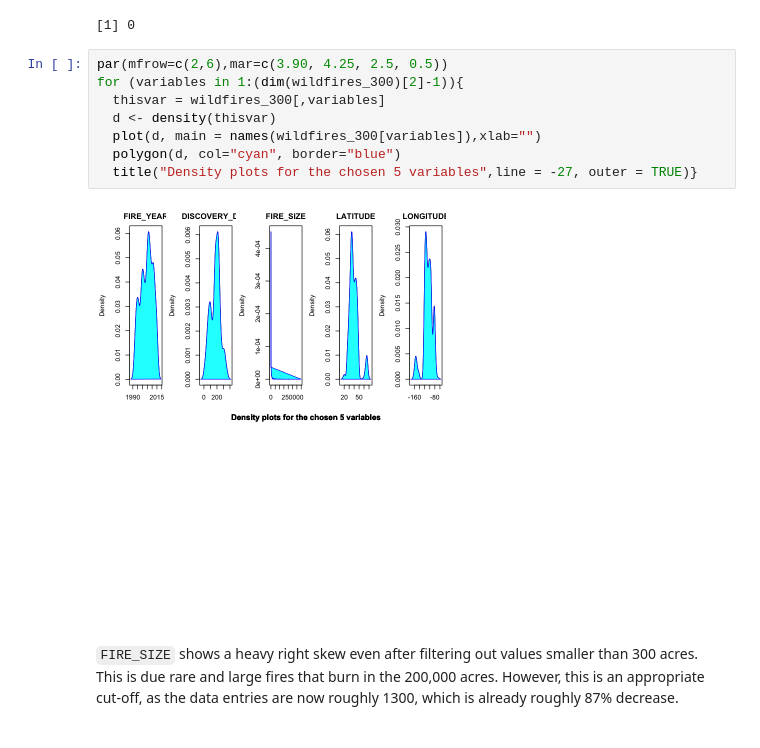
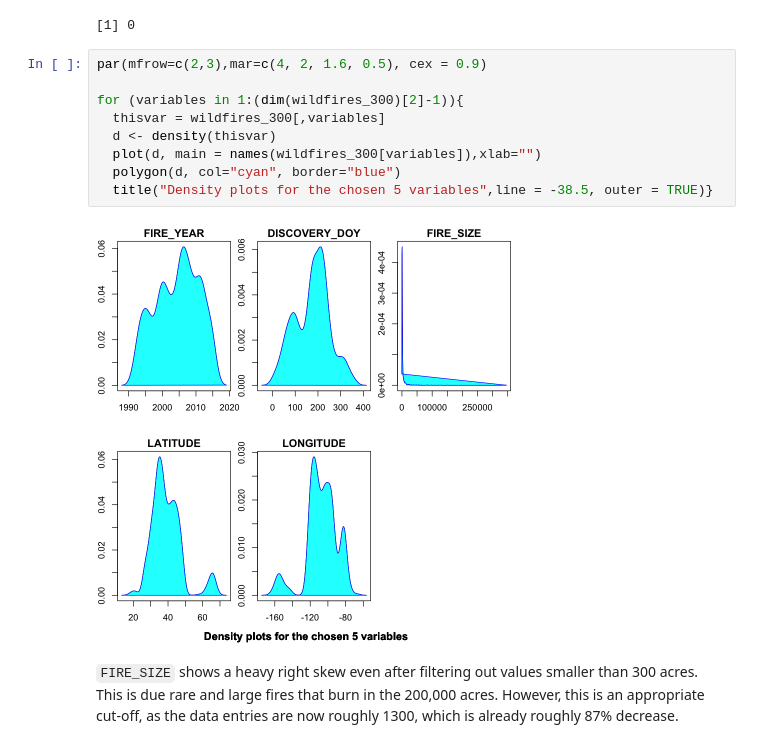
Before and after one commit to trinhhoangtrangthy-cpu/STA141AW26_Final_Project, a Jupyter notebook: Final_report_description.ipynb, the cells around one changed output. Cells and saved outputs as stored; diff of their text form.

```diff
--- a/Final_report_description.ipynb
+++ b/Final_report_description.ipynb
@@ -117,15 +78,16 @@ sum(is.na(wildfires_300))
 # %% [output]
 [1] 0
 # %%
-par(mfrow=c(2,6),mar=c(3.90, 4.25, 2.5, 0.5))
+par(mfrow=c(2,3),mar=c(4, 2, 1.6, 0.5), cex = 0.9)
+
 for (variables in 1:(dim(wildfires_300)[2]-1)){
   thisvar = wildfires_300[,variables]
   d <- density(thisvar)
   plot(d, main = names(wildfires_300[variables]),xlab="")
   polygon(d, col="cyan", border="blue")
-  title("Density plots for the chosen 5 variables",line = -27, outer = TRUE)}
+  title("Density plots for the chosen 5 variables",line = -38.5, outer = TRUE)}
 # %% [output]
-[figure, old version]
+[figure, new version]
 # %% [markdown]
 `FIRE_SIZE` shows a heavy right skew even after filtering out values smaller than 300 acres. This is due rare and large fires that burn in the 200,000 acres. However, this is an appropriate cut-off, as the data entries are now roughly 1300, which is already roughly 87% decrease.
 # %% [markdown]
```
Also changed, not shown: parts of 16 cells of this notebook.
